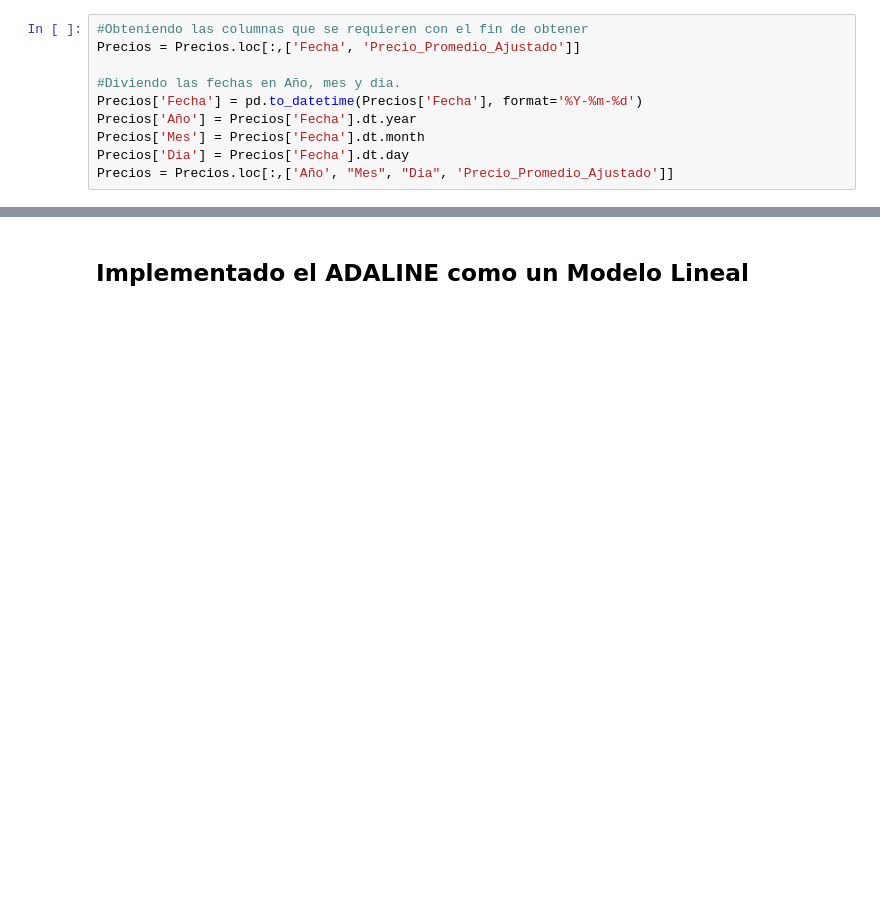
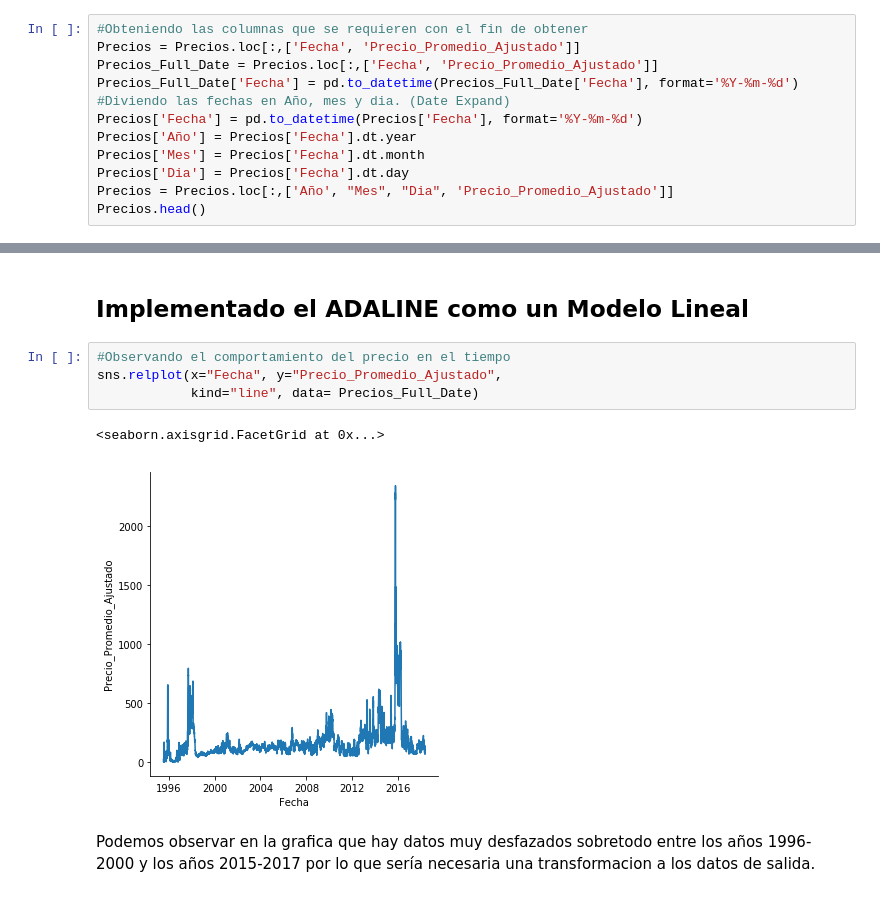
Before and after one commit to nfbarcob03/evaluacion-arracinim, a Jupyter notebook: 01-precios.ipynb, the cells around one changed output, grey strips where cells are left out. Drawn from its saved outputs; the diff is of its cells as text; blank space fills up the shorter version.

```diff
--- a/01-precios.ipynb
+++ b/01-precios.ipynb
@@ -125,10 +124,12 @@ Precios.head(5)
 # %%
 #Obteniendo las columnas que se requieren con el fin de obtener
 Precios = Precios.loc[:,['Fecha', 'Precio_Promedio_Ajustado']]
-
-#Diviendo las fechas en Año, mes y dia.
+Precios_Full_Date = Precios.loc[:,['Fecha', 'Precio_Promedio_Ajustado']]
+Precios_Full_Date['Fecha'] = pd.to_datetime(Precios_Full_Date['Fecha'], format='%Y-%m-%d')
+#Diviendo las fechas en Año, mes y dia. (Date Expand)
 Precios['Fecha'] = pd.to_datetime(Precios['Fecha'], format='%Y-%m-%d')
 Precios['Año'] = Precios['Fecha'].dt.year
 Precios['Mes'] = Precios['Fecha'].dt.month
 Precios['Dia'] = Precios['Fecha'].dt.day
 Precios = Precios.loc[:,['Año', "Mes", "Dia", 'Precio_Promedio_Ajustado']]
+Precios.head()
@@ -135,2 +143,12 @@ Precios = Precios.loc[:,['Año', "Mes", "Dia", 'Precio_Promedio_Ajustado']]
 # %% [markdown]
 ## Implementado el ADALINE como un Modelo Lineal
+# %%
+#Observando el comportamiento del precio en el tiempo
+sns.relplot(x="Fecha", y="Precio_Promedio_Ajustado",
+            kind="line", data= Precios_Full_Date)
+# %% [output]
+<seaborn.axisgrid.FacetGrid at 0x...>
+[figure, added]
+# %% [markdown]
+Podemos observar en la grafica que hay datos muy desfazados sobretodo entre los años 1996-2000 y los años 2015-2017
+por lo que sería necesaria una transformacion a los datos de salida.
```
Also changed, not shown: parts of 3 cells of this notebook.
